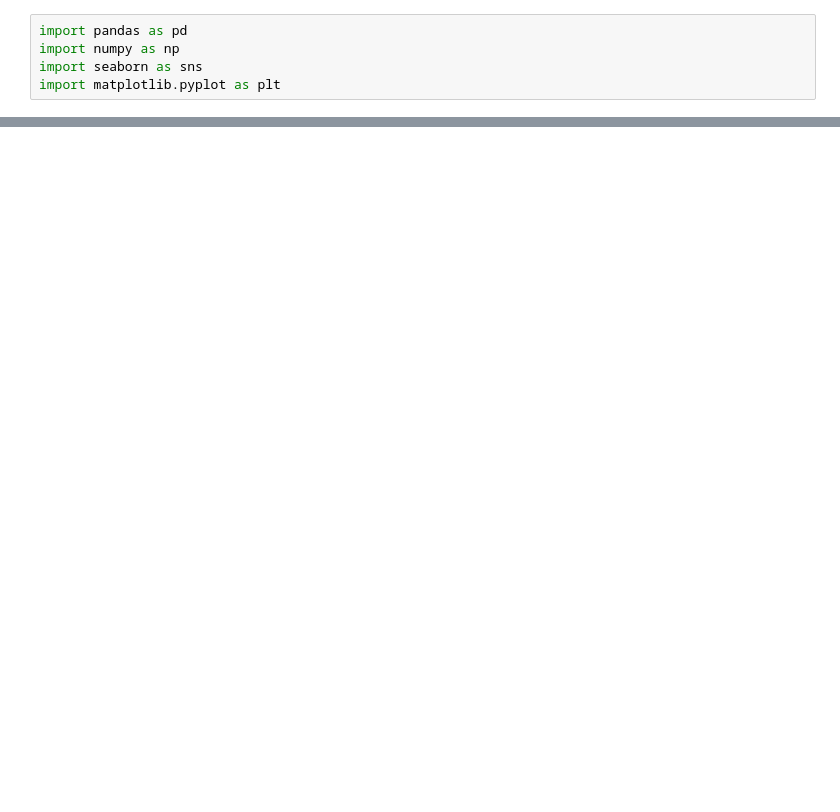
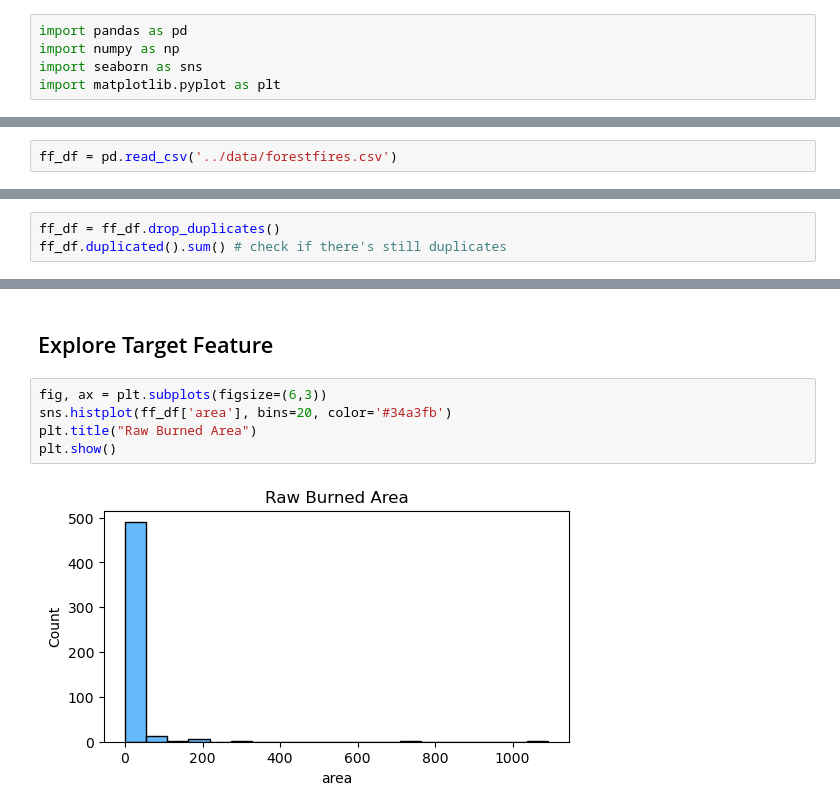
Before and after one commit to ach0309/linear_regression_project, a Jupyter notebook: code/explore.ipynb, the cells around one changed output, grey strips where cells are left out. Saved outputs shown, nothing was run; the diff lists cells and outputs as text; blank space fills up the shorter version.

```diff
--- a/code/explore.ipynb
+++ b/code/explore.ipynb
@@ -228,0 +8,2 @@ forest_fire_df[(forest_fire_df['X'] == 6) & (forest_fire_df['Y'] == 5)] # def an
+# %%
+ff_df = pd.read_csv('../data/forestfires.csv')
@@ -228,0 +88,3 @@ forest_fire_df[(forest_fire_df['X'] == 6) & (forest_fire_df['Y'] == 5)] # def an
+# %%
+ff_df = ff_df.drop_duplicates()
+ff_df.duplicated().sum() # check if there's still duplicates
@@ -228,0 +113,9 @@ forest_fire_df[(forest_fire_df['X'] == 6) & (forest_fire_df['Y'] == 5)] # def an
+# %% [markdown]
+## Explore Target Feature
+# %%
+fig, ax = plt.subplots(figsize=(6,3))
+sns.histplot(ff_df['area'], bins=20, color='#34a3fb')
+plt.title("Raw Burned Area")
+plt.show()
+# %% [output]
+[figure, added]
```
Also changed, not shown: parts of 61 cells of this notebook, 7 other files.
